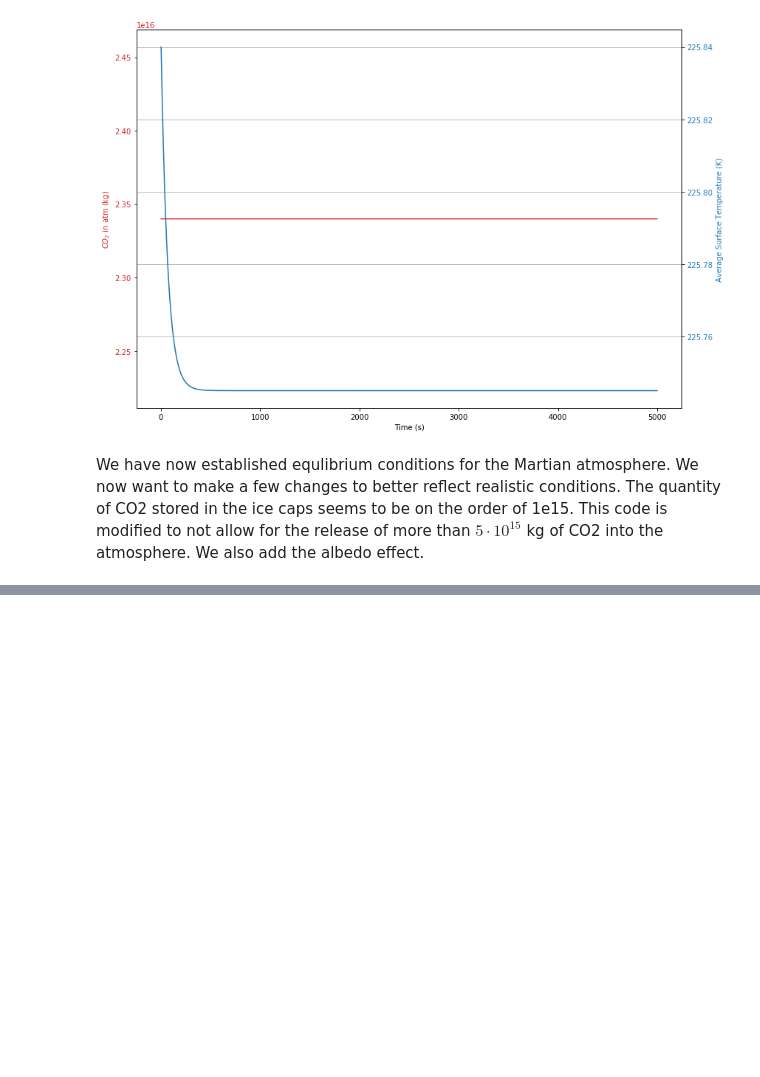
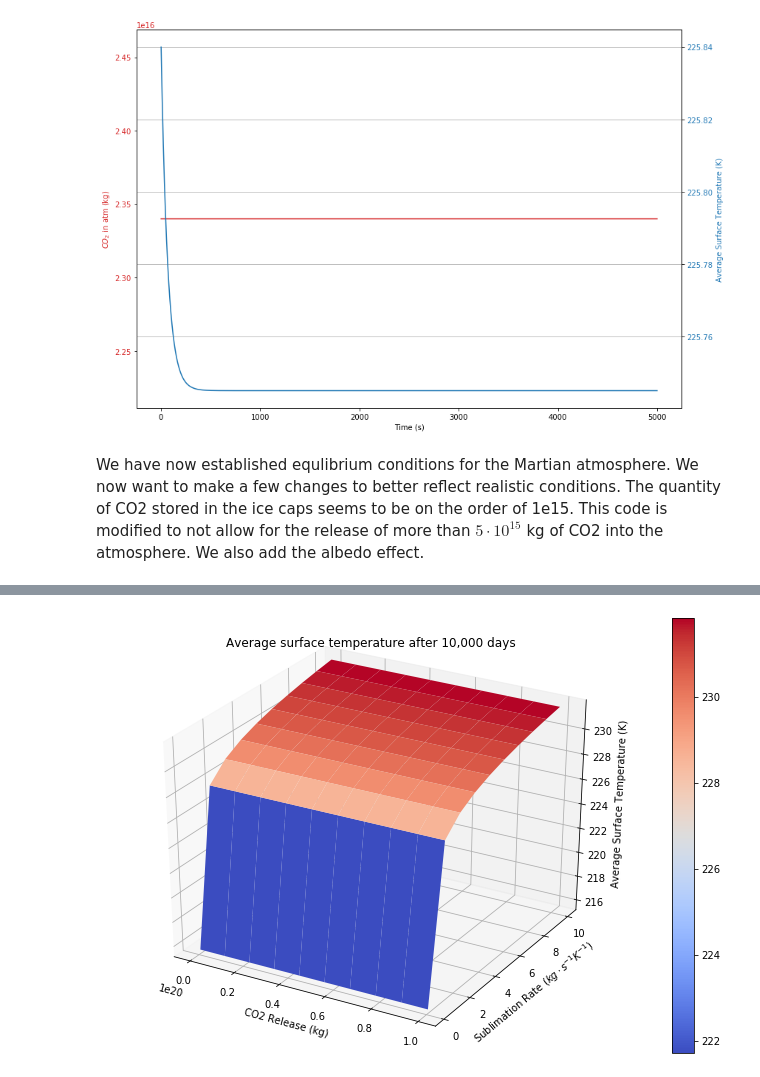
Before and after one commit to morganwb/Mars_Thermal_Project, a Jupyter notebook: Thermal_Notebook.ipynb, the cells around one changed output, grey strips where cells are left out. Cells and saved outputs as stored; diff of their text form; code cells hidden in the pictures; blank space fills up the shorter version.

```diff
--- a/Thermal_Notebook.ipynb
+++ b/Thermal_Notebook.ipynb
@@ -169,7 +171,14 @@ plotC_T(C_list,T_list)
 # %%
-def final_state(T_0,C_0,beta=0.1,G=1,):
-    for i in range(5000):
-        dT = (solar_constant*(1-albedo(C_icecaps)) + G + (A*np.log(C/C_0)) - 4*(SB_constant*(T**4)))/700
+def final_state(T_0=209,C_0=2.34e16,C_i_0=5e15,beta=0.1,G=1,A=20,C_release=0,it=10000):
+
+    T = T_0
+    C = C_0
+    C_icecaps = C_i_0
+    t=0
+
+    for i in range(it):
+        dT = (solar_constant*(1-albedo(C_icecaps,C_i_0)) + G + (A*np.log(C/C_0)) - 4*(SB_constant*(T**4)))/700
+
 
     # limits the total amount of CO2 that may be added to the atmosphere
         if C_icecaps > 0:
@@ -178,9 +187,11 @@ def final_state(T_0,C_0,beta=0.1,G=1,):
 
         else:
             dC = 0
+        if i == 100:
+            dC += C_release
         C = C + dC*dt
         T = T + dT*dt
         t = t + dt
 
 
-    return T,C
+    return T
@@ -186,0 +203,22 @@ def final_state(T_0,C_0,beta=0.1,G=1,):
+# %%
+G = np.linspace(0.1,10,10)
+A = np.linspace(1e10,1e20,10)
+output = np.empty([10,10])
+for i in range(10):
+    for j in range(10):
+        output[i,j] = final_state(beta=G[i],C_release=A[j],it=10000)
+# %%
+X, Y = np.meshgrid(G, A)
+fig = plt.figure()
+ax = fig.gca(projection='3d')
+surf = ax.plot_surface(Y,X,output,cmap=cm.coolwarm)
+ax.set_title("Average surface temperature after 10,000 days")
+ax.set_xlabel('CO2 Release (kg)')
+ax.set_ylabel('Sublimation Rate ($kg \cdot s^{-1} K^{-1}$)')
+ax.set_zlabel('Average Surface Temperature (K)')
+
+ax.autoscale()
+fig.colorbar(surf,ax=ax)
+plt.show()
+# %% [output]
+[figure, added]
```
Also changed, not shown: parts of 6 cells of this notebook.
